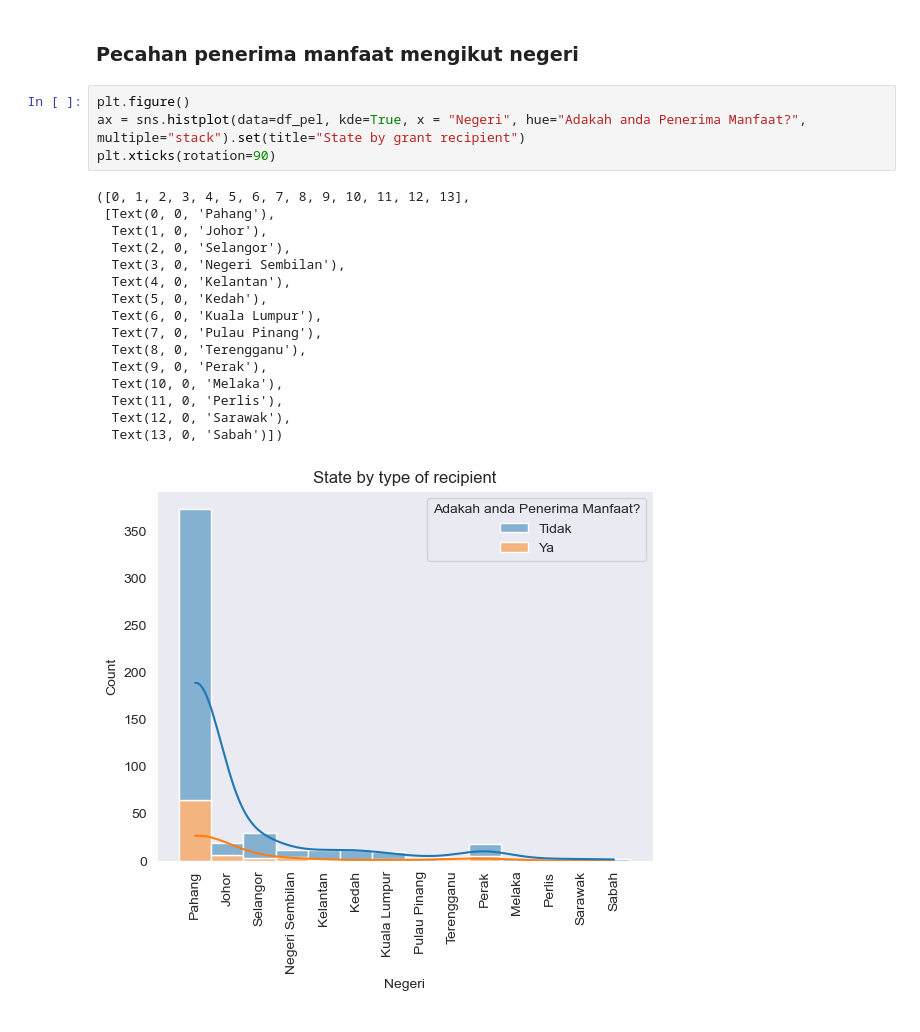
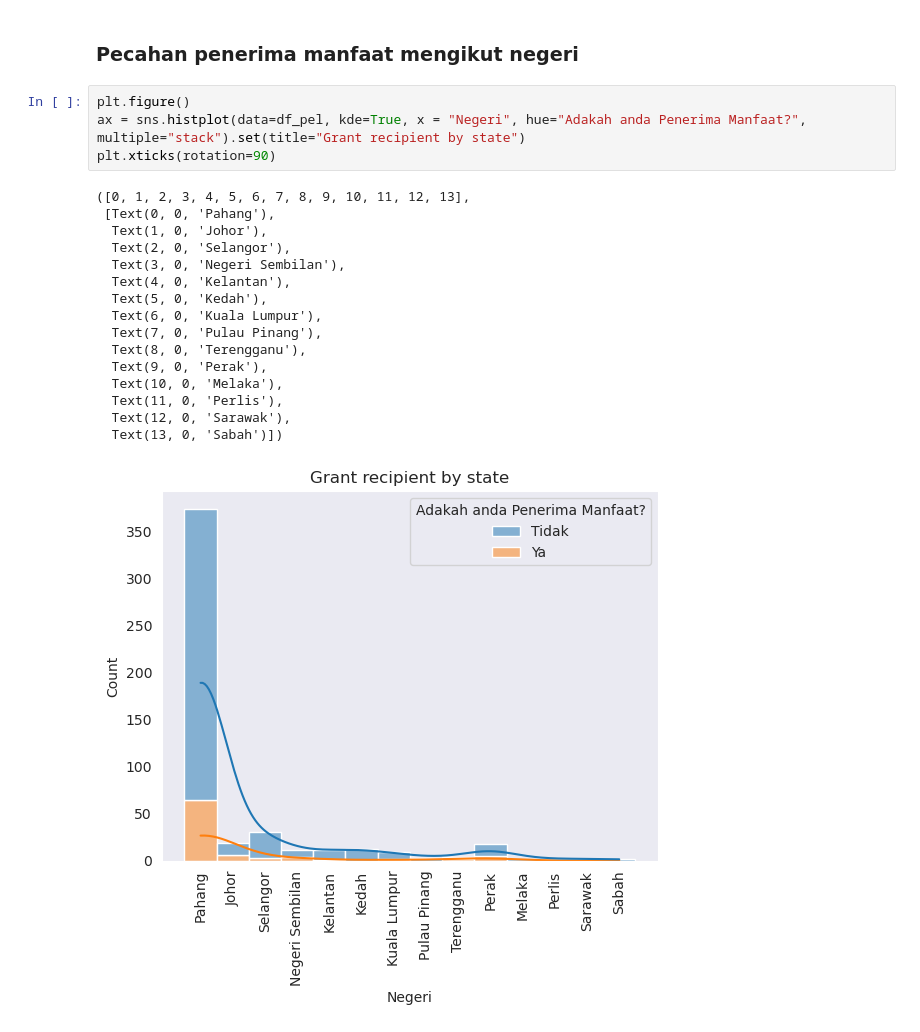
Before and after one commit to faizuddin/usahawan-dash, a Jupyter notebook: analysis.ipynb, the cells around one changed output. Drawn from its saved outputs; the diff is of its cells as text.

```diff
--- a/analysis.ipynb
+++ b/analysis.ipynb
@@ -215,22 +213,22 @@ plt.xticks(rotation=90)
 ### Pecahan penerima manfaat mengikut negeri
 # %%
 plt.figure()
-ax = sns.histplot(data=df_pel, kde=True, x = "Negeri", hue="Adakah anda Penerima Manfaat?", multiple="stack").set(title="State by grant recipient")
+ax = sns.histplot(data=df_pel, kde=True, x = "Negeri", hue="Adakah anda Penerima Manfaat?", multiple="stack").set(title="Grant recipient by state")
 plt.xticks(rotation=90)
 # %% [output]
 ([0, 1, 2, 3, 4, 5, 6, 7, 8, 9, 10, 11, 12, 13],
  [Text(0, 0, 'Pahang'),
   Text(1, 0, 'Johor'),
   Text(2, 0, 'Selangor'),
   Text(3, 0, 'Negeri Sembilan'),
   Text(4, 0, 'Kelantan'),
   Text(5, 0, 'Kedah'),
   Text(6, 0, 'Kuala Lumpur'),
   Text(7, 0, 'Pulau Pinang'),
   Text(8, 0, 'Terengganu'),
   Text(9, 0, 'Perak'),
   Text(10, 0, 'Melaka'),
   Text(11, 0, 'Perlis'),
   Text(12, 0, 'Sarawak'),
   Text(13, 0, 'Sabah')])
-[figure, old version]
+[figure, new version]
```
Also changed, not shown: parts of 69 cells of this notebook, 1 other file.
